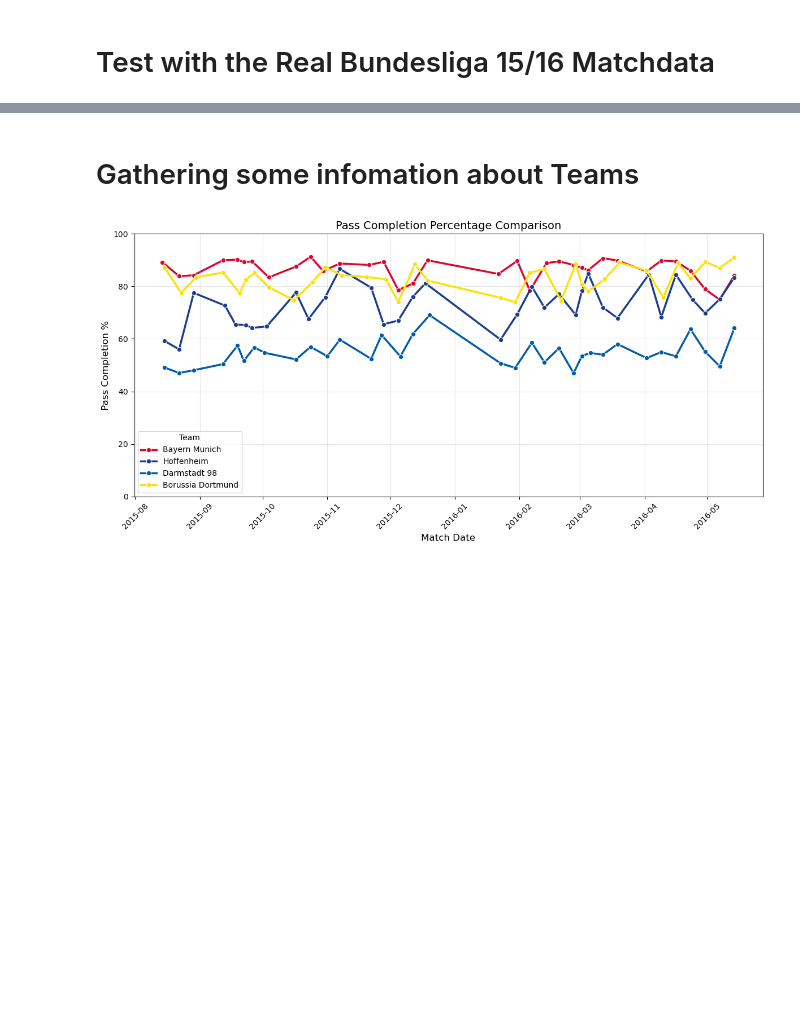
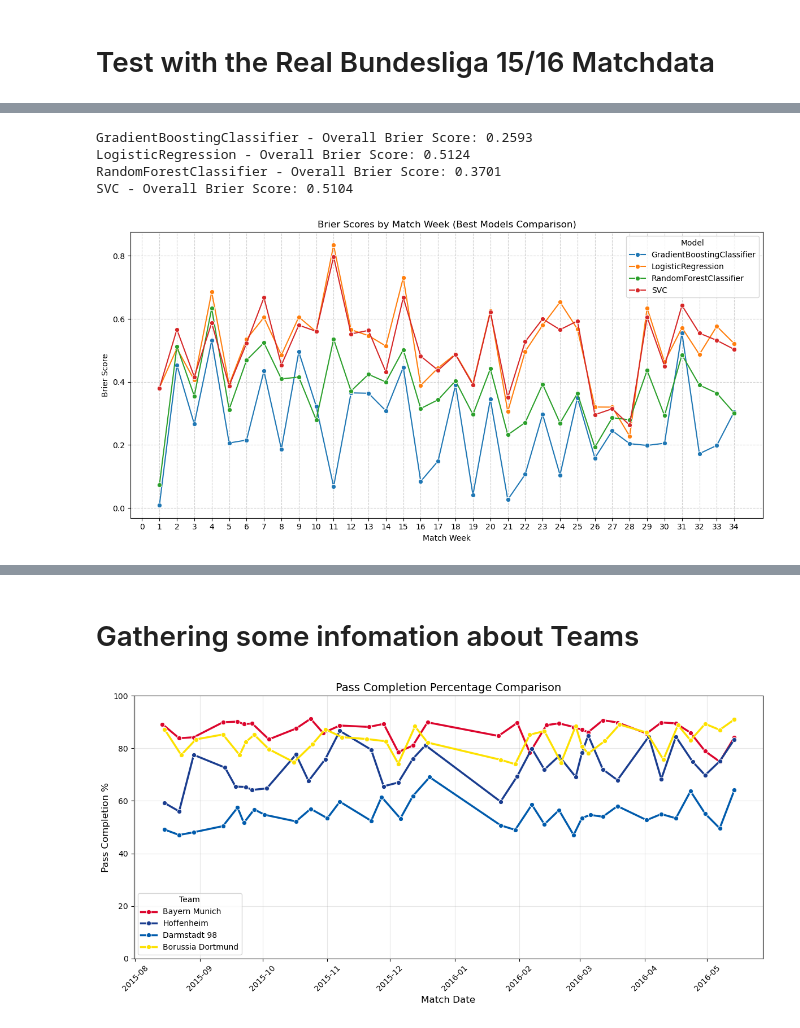
Before and after one commit to MaxPrinz98/FootballDSAI, a Jupyter notebook: Team_ranking.ipynb, the cells around one changed output, grey strips where cells are left out. Drawn from its saved outputs; the diff is of its cells as text; code cells hidden in the pictures; blank space fills up the shorter version.

```diff
--- a/Team_ranking.ipynb
+++ b/Team_ranking.ipynb
@@ -418,0 +293,53 @@ Brier Score: 0.31837230289270124
+# %%
+# 1. Calculate Brier scores for each best model
+brier_results = {}
+for model_name, model in best_models.items():
+    # Get predictions and outcomes
+    preds_and_outcomes = create_brier_scores(
+        X_test=X_real,
+        y_test=y_real,
+        model=model,
+        dataset=real_bundesliga_dataset
+    )
+
+    weekly_scores= preds_and_outcomes.groupby('match_week').agg(brier_score=('brier_score', 'mean'))
+
+    # Store results
+    brier_results[model_name] = {
+        'predictions': preds_and_outcomes,
+        'weekly_scores': weekly_scores,
+        'overall_score': preds_and_outcomes['brier_score'].mean()
+    }
+
+    # Print summary
+    print(f"{model_name} - Overall Brier Score: {brier_results[model_name]['overall_score']:.4f}")
+
+# 2. Plot weekly Brier scores comparison
+plt.figure(figsize=(12, 6))
+
+for model_name, results in brier_results.items():
+    weekly_scores = results['weekly_scores'].reset_index()
+    weekly_scores['model'] = model_name
+    sns.lineplot(
+        data=weekly_scores,
+        x='match_week',
+        y='brier_score',
+        marker='o',
+        label=model_name
+    )
+
+# Customize plot
+plt.title('Brier Scores by Match Week (Best Models Comparison)')
+plt.xlabel('Match Week')
+plt.ylabel('Brier Score')
+plt.xticks(range(0, 35))
+plt.grid(True, linestyle='--', alpha=0.6)
+plt.legend(title='Model')
+plt.tight_layout()
+plt.show()
+# %% [output]
+GradientBoostingClassifier - Overall Brier Score: 0.2593
+LogisticRegression - Overall Brier Score: 0.5124
+RandomForestClassifier - Overall Brier Score: 0.3701
+SVC - Overall Brier Score: 0.5104
+[figure, added]
```
Also changed, not shown: parts of 12 cells of this notebook, 1 other file.
